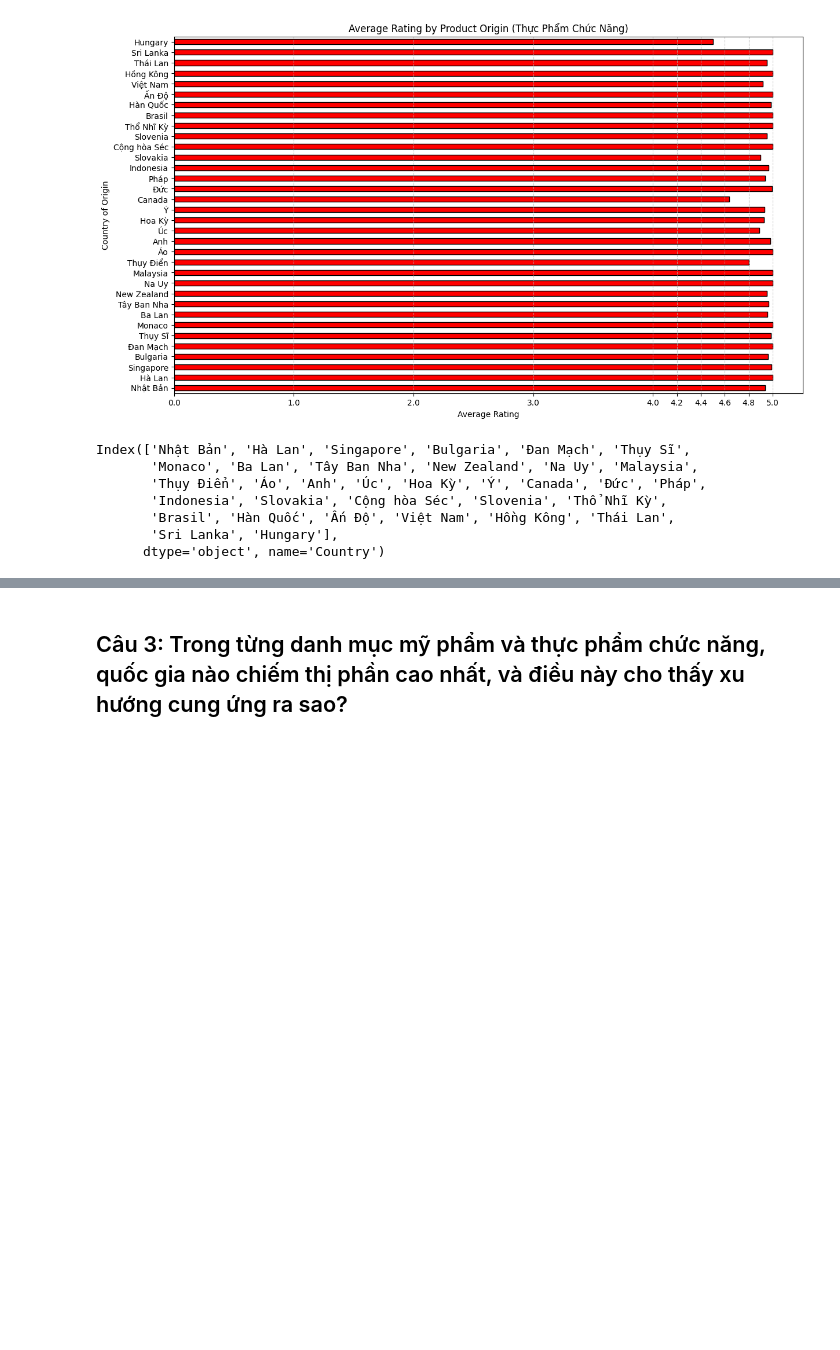
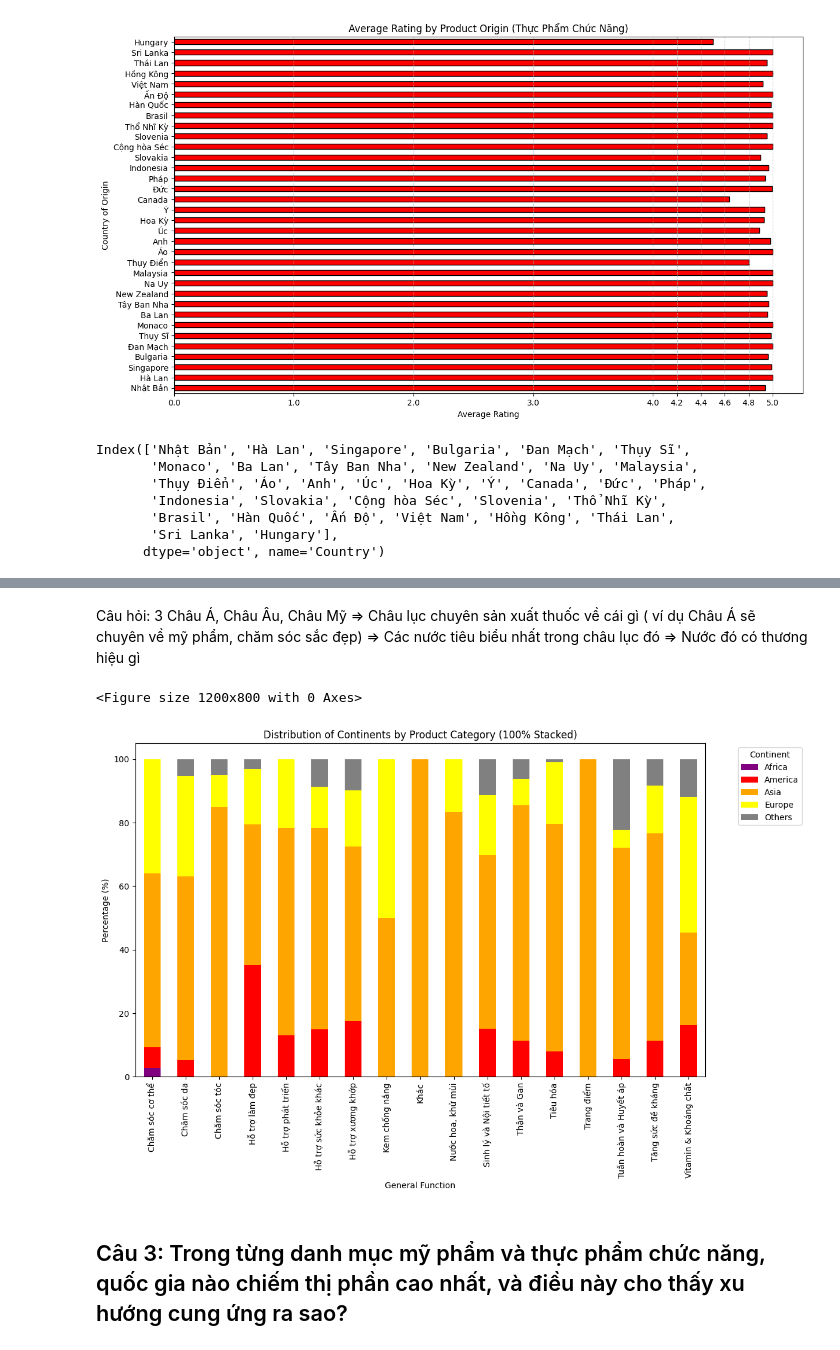
Before and after one commit to LLH-07/Introduction-to-Data-Science-22KHDL1, a Jupyter notebook: Visulaization.ipynb, the cells around one changed output, grey strips where cells are left out. Drawn from its saved outputs; the diff is of its cells as text; code cells hidden in the pictures; blank space fills up the shorter version.

```diff
--- a/Visulaization.ipynb
+++ b/Visulaization.ipynb
@@ -8,6 +8,7 @@ import numpy as np
 df = pd.read_csv("./Data/MyPham_TPCN_data.csv")
 df_mypham = pd.read_csv("./Data/MyPham_data.csv")
 df_tpcn = pd.read_csv("./Data/TPCN_Data.csv")
+df_pr = pd.read_csv("./Data/MyPham_TPCN_data(processed).csv")
 # %%
 df.head()
 # %% [output]
@@ -346,3 +198,27 @@ plot_rating_comparison(df_mypham_avg, df_tpcn_avg)
+# %% [markdown]
+Câu hỏi: 3 Châu Á, Châu Âu, Châu Mỹ
+=> Châu lục chuyên sản xuất thuốc về cái gì
+( ví dụ Châu Á sẽ chuyên về mỹ phẩm, chăm sóc sắc đẹp)
+=> Các nước tiêu biểu nhất trong châu lục đó
+=> Nước đó có thương hiệu gì
+# %%
+function_continent_counts = df_pr.groupby(['General_Function', 'Continent']).size().unstack(fill_value=0)
+
+function_continent_percent = function_continent_counts.div(function_continent_counts.sum(axis=1), axis=0) * 100
+
+custom_colors = ["purple", "red", "orange", "yellow", "grey"]
+
+plt.figure(figsize=(12, 8))
+function_continent_percent.plot(kind='bar', stacked=True, color=custom_colors, figsize=(12, 8))
+plt.title("Distribution of Continents by Product Category (100% Stacked)")
+plt.xlabel("General Function")
+plt.ylabel("Percentage (%)")
+plt.legend(title="Continent", bbox_to_anchor=(1.05, 1), loc='upper left')
+plt.tight_layout()
+plt.show()
+# %% [output]
+<Figure size 1200x800 with 0 Axes>
+[figure, added]
 # %% [markdown]
 ## Câu 3: Trong từng danh mục mỹ phẩm và thực phẩm chức năng, quốc gia nào chiếm thị phần cao nhất, và điều này cho thấy xu hướng cung ứng ra sao?
 # %% [markdown]
```
Also changed, not shown: parts of 7 cells of this notebook, 1 other file.
